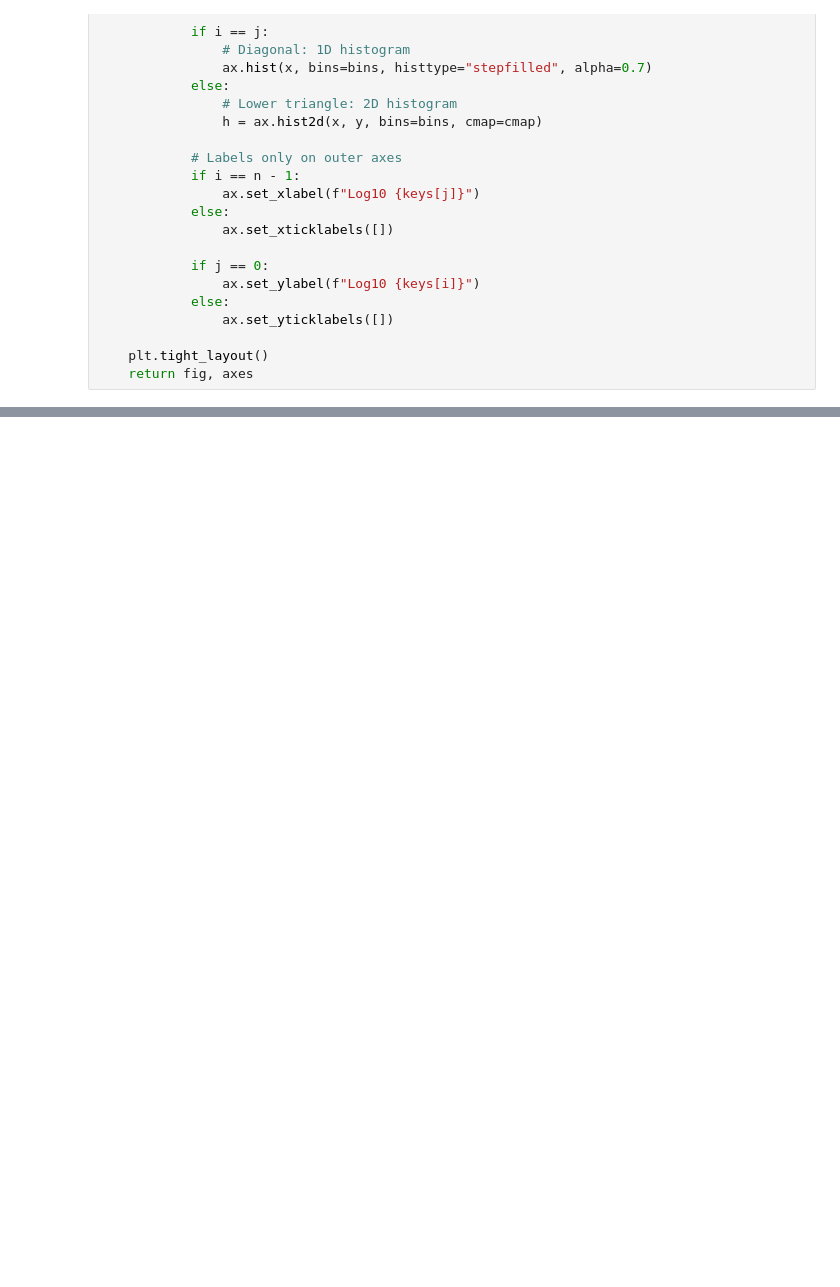
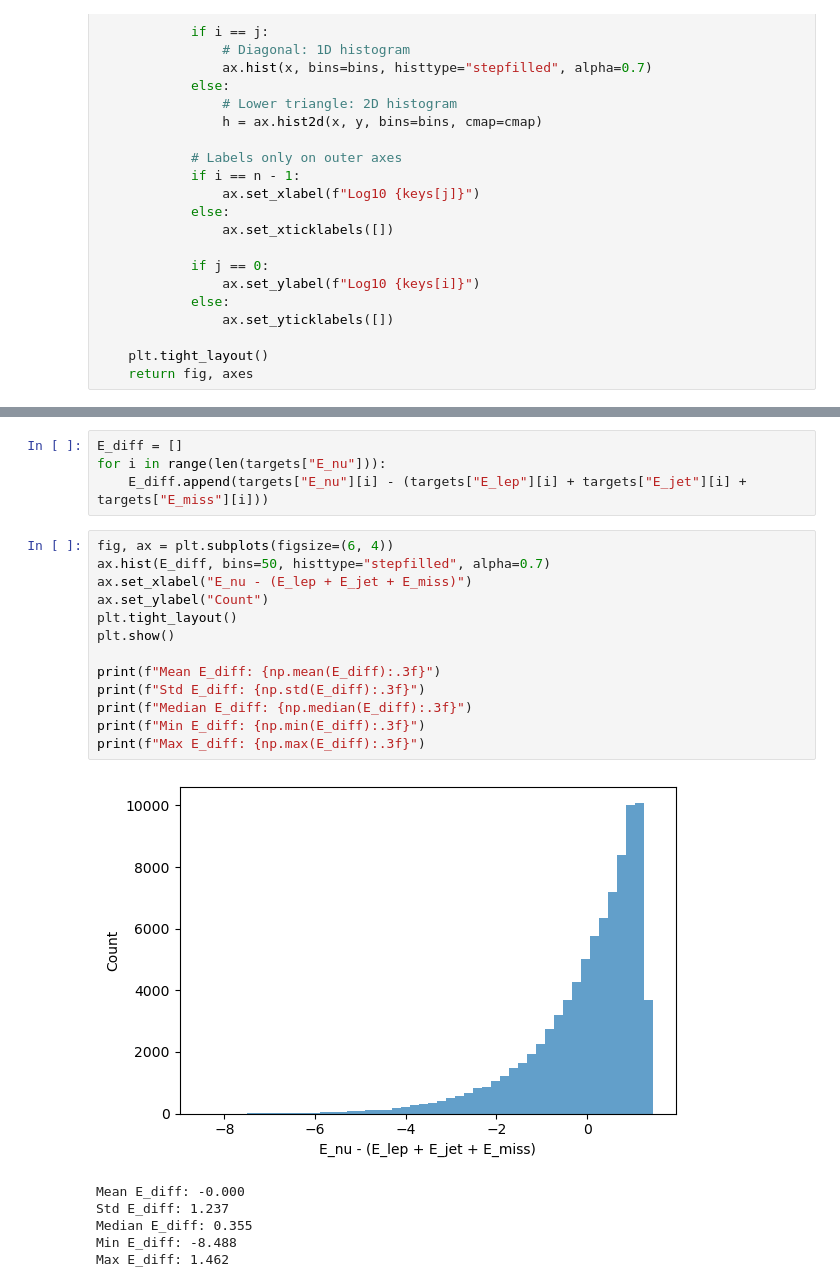
Before and after one commit to benw22022/nuGraph, a Jupyter notebook: compute_stats copy.ipynb, the cells around one changed output, grey strips where cells are left out. Saved outputs shown, nothing was run; the diff lists cells and outputs as text; blank space fills up the shorter version.

```diff
--- a/compute_stats copy.ipynb
+++ b/compute_stats copy.ipynb
@@ -101,0 +107,24 @@ phi_miss:
+# %%
+E_diff = []
+for i in range(len(targets["E_nu"])):
+    E_diff.append(targets["E_nu"][i] - (targets["E_lep"][i] + targets["E_jet"][i] + targets["E_miss"][i]))
+# %%
+fig, ax = plt.subplots(figsize=(6, 4))
+ax.hist(E_diff, bins=50, histtype="stepfilled", alpha=0.7)
+ax.set_xlabel("E_nu - (E_lep + E_jet + E_miss)")
+ax.set_ylabel("Count")
+plt.tight_layout()
+plt.show()
+
+print(f"Mean E_diff: {np.mean(E_diff):.3f}")
+print(f"Std E_diff: {np.std(E_diff):.3f}")
+print(f"Median E_diff: {np.median(E_diff):.3f}")
+print(f"Min E_diff: {np.min(E_diff):.3f}")
+print(f"Max E_diff: {np.max(E_diff):.3f}")
+# %% [output]
+[figure, added]
+Mean E_diff: -0.000
+Std E_diff: 1.237
+Median E_diff: 0.355
+Min E_diff: -8.488
+Max E_diff: 1.462
```
Also changed, not shown: parts of 7 cells of this notebook, 9 other files.
